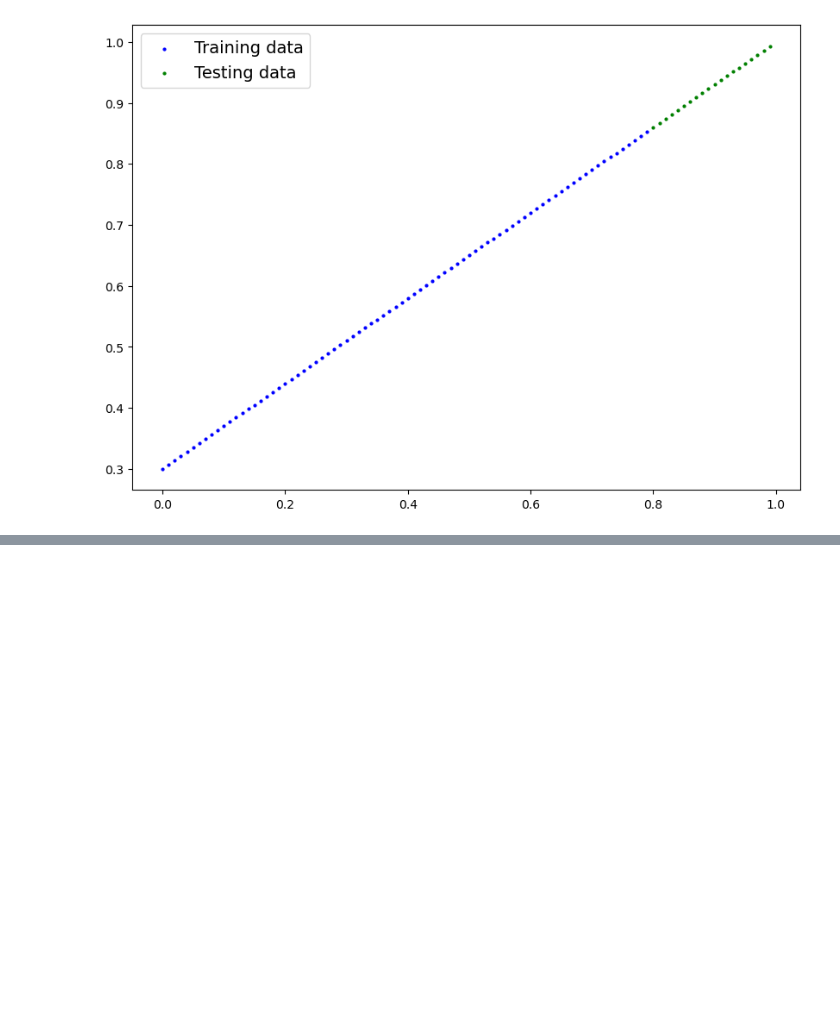
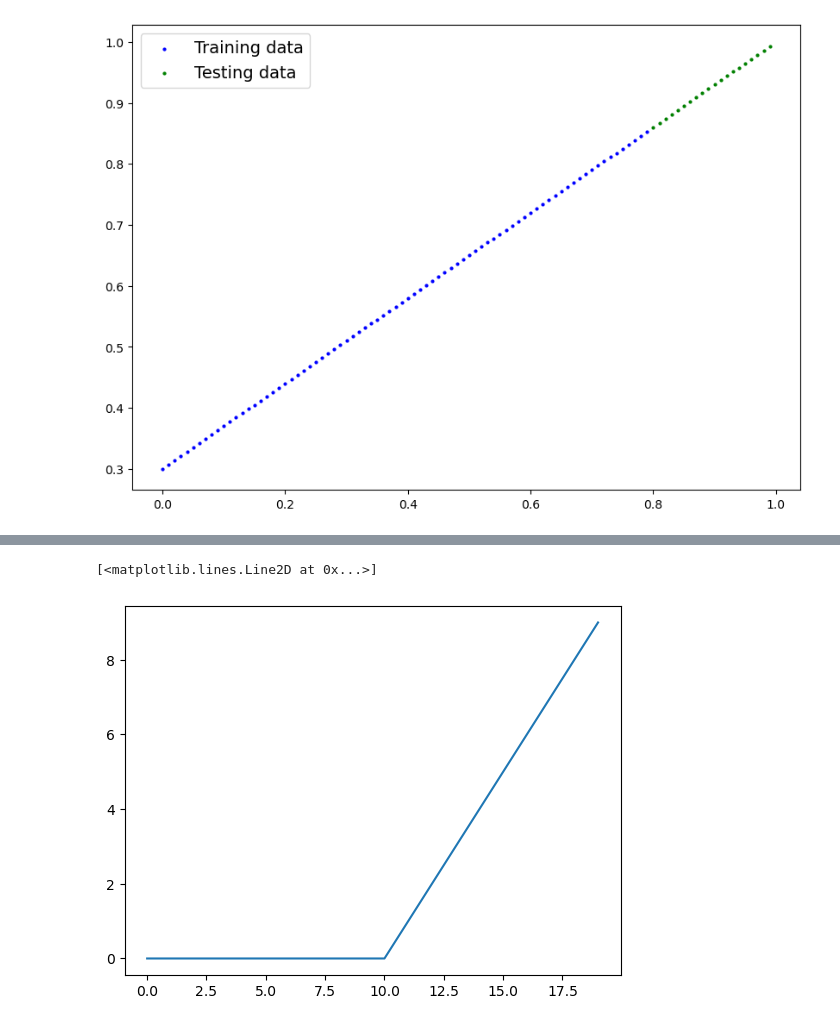
Before and after one commit to KshitizRai001/DeepLearning_Introduction, a Jupyter notebook: 03_Classification_NeuralNetwork.ipynb, the cells around one changed output, grey strips where cells are left out. Saved outputs shown, nothing was run; the diff lists cells and outputs as text; code cells hidden in the pictures; blank space fills up the shorter version.

```diff
--- a/03_Classification_NeuralNetwork.ipynb
+++ b/03_Classification_NeuralNetwork.ipynb
@@ -396,0 +486,5 @@ plot_predictions(train_data= X_train_regression, train_labels=  y_train_regressi
+# %%
+plt.plot(torch.relu(A))
+# %% [output]
+[<matplotlib.lines.Line2D at 0x...>]
+[figure, added]
```
Also changed, not shown: parts of 31 cells of this notebook.
